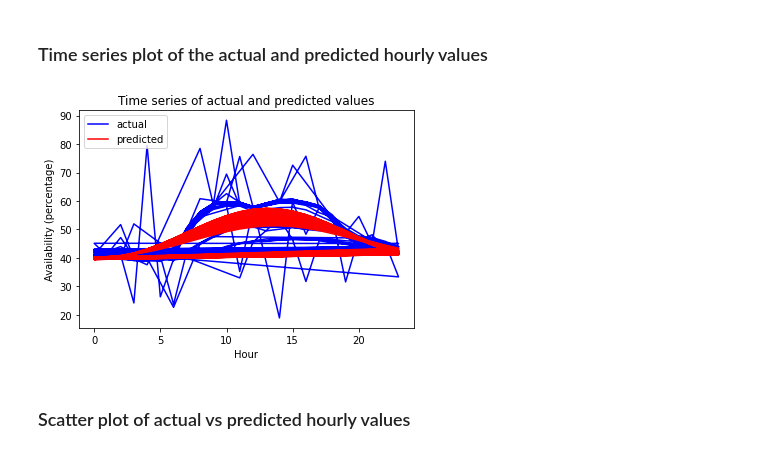
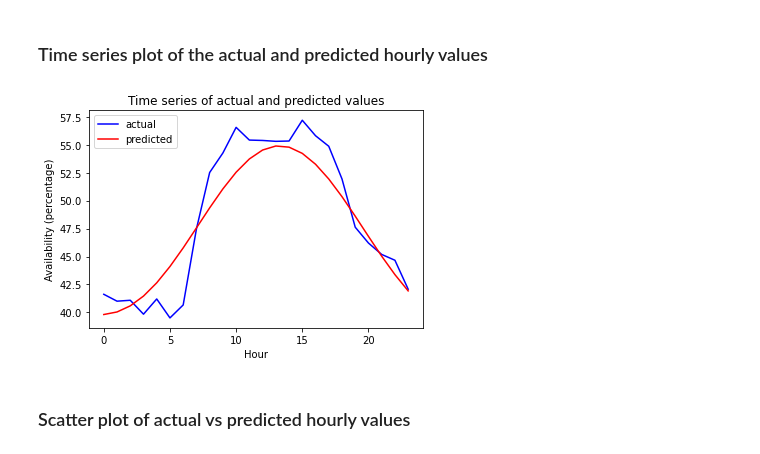
Before and after one commit to R-Ramana/EE4211-Project, a Jupyter notebook: Question 2/EE4211_Group_9_Question_2.ipynb, the cells around one changed output. Drawn from its saved outputs; the diff is of its cells as text; code cells hidden in the pictures.

Commit message:
fix time series graph

```diff
--- a/Question 2/EE4211_Group_9_Question_2.ipynb
+++ b/Question 2/EE4211_Group_9_Question_2.ipynb
@@ -610,23 +610,36 @@ MSE: 38.114216099383334
 ### Time series plot of the actual and predicted hourly values
 # %%
 # Plotting the time series
-plt.plot(X_test_arr[:, 0], y_test_arr[:, 0], "-b", label = "actual")
-plt.plot(X_test_arr[:, 0], predicted, "-r", label = "predicted")
+
+predicted_df = pd.DataFrame(columns = ['hour', 'predicted_val'])
+predicted_df['hour'] = X_test_arr[:, 0]
+predicted_df['predicted_val'] = predicted
+
+predicted_agg = predicted_df.groupby(['hour'], as_index = False)['predicted_val'].mean()
+
+actual_df = pd.DataFrame(columns = ['hour', 'actual_val'])
+actual_df['hour'] = X_test_arr[:, 0]
+actual_df['actual_val'] = y_test_arr[:, 0]
+
+actual_agg = actual_df.groupby(['hour'], as_index = False)['actual_val'].mean()
+
+plt.plot(actual_agg['hour'], actual_agg['actual_val'], "-b", label = "actual")
+plt.plot(predicted_agg['hour'], predicted_agg['predicted_val'], "-r", label = "predicted")
 
 plt.title('Time series of actual and predicted values')
 
 # rotating the x-axis tick labels at 30degree
 # towards right
 # plt.xticks(rotation=30, ha='right')
 
 plt.legend(loc="upper left")
 
 plt.xlabel('Hour')
 plt.ylabel('Availability (percentage)')
 
 plt.show()
 # %% [output]
-[figure, old version]
+[figure, new version]
 # %% [markdown]
 ### Scatter plot of actual vs predicted hourly values
 # %%
```
